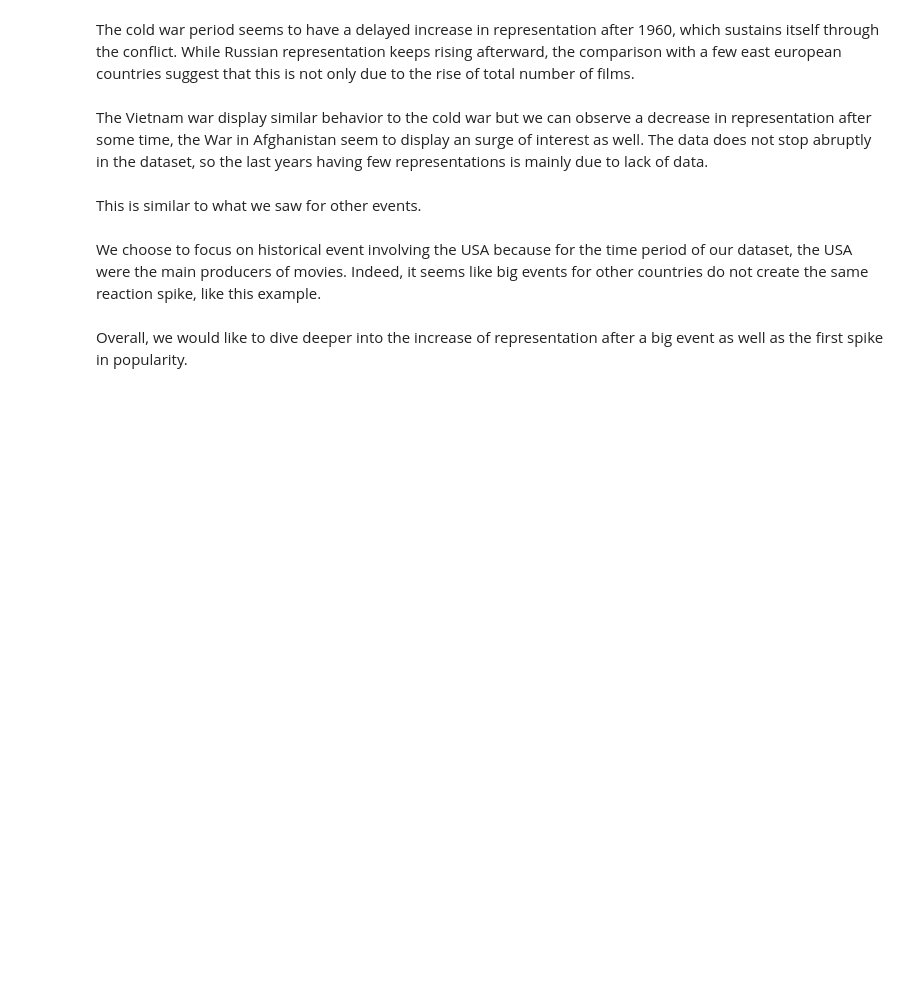
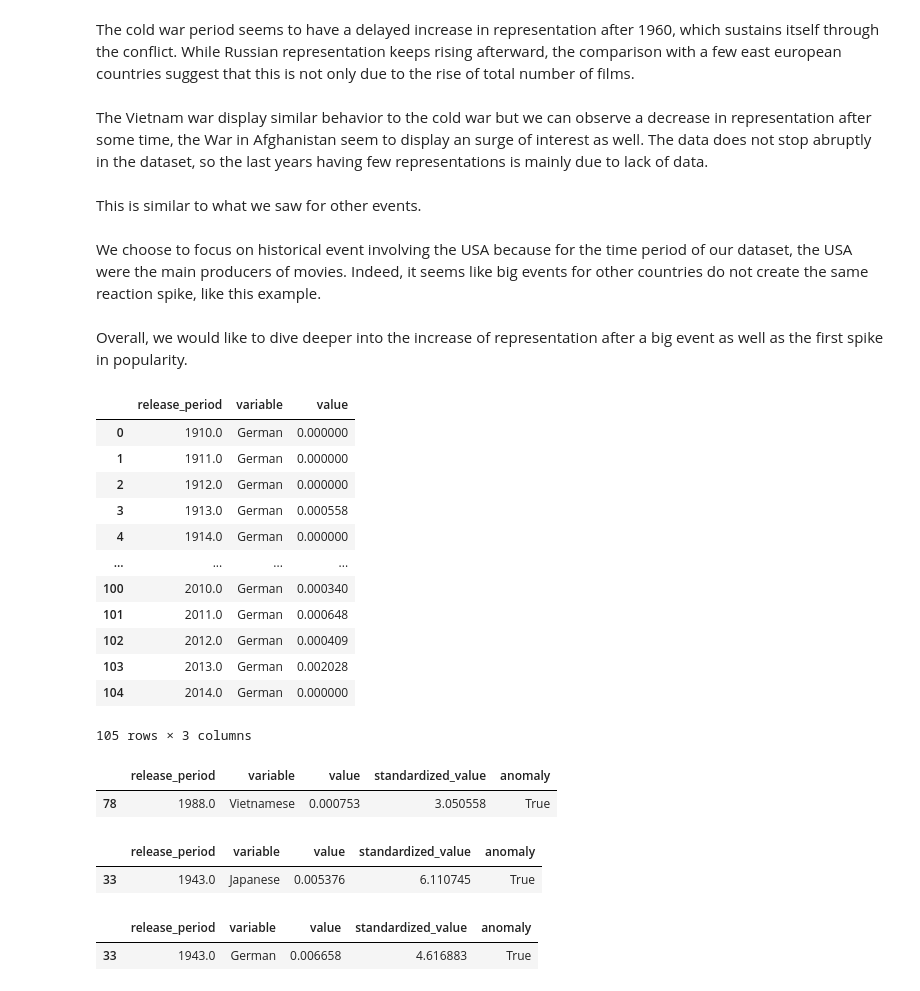
Before and after one commit to epfl-ada/ada-2023-project-padawans, a Jupyter notebook: Q3.ipynb, the cells around one changed output. Saved outputs shown, nothing was run; the diff lists cells and outputs as text; code cells hidden in the pictures; blank space fills up the shorter version.

Commit message:
new plots and anomaly function

```diff
--- a/Q3.ipynb
+++ b/Q3.ipynb
@@ -221,0 +378,46 @@ Overall, we would like to dive deeper into the increase of representation after
+# %%
+def get_relative_occurrences(df, eth, ethnicities, period=5):
+    data = df.copy()
+
+    for et in ethnicities:
+        index = eth[eth['Ethnicity'] == et].index[0]
+        occ_list = literal_eval(eth.at[index, 'Keywords'])
+
+        def count_words(word_list):
+            return sum(word.lower() in occ_list for word in word_list)
+
+        # Apply the function to count ethnicity-related words for each row
+        data[et] = data['tokens'].apply(lambda x: count_words(x))
+
+    # Group by release year and sum the counts
+    data['release_period'] = data['release_date'] // period * period
+    counts_by_period = data.groupby('release_period')[ethnicities].sum().reset_index()
+
+    # Normalize by the total number of words in each period
+    total_words_by_period = data.groupby('release_period')['tokens'].apply(lambda x: sum(len(word_list) for word_list in x)).reset_index()
+    counts_by_period = pd.merge(counts_by_period, total_words_by_period, on='release_period', how='left')
+
+    for et in ethnicities:
+        counts_by_period[et] = counts_by_period[et] / counts_by_period['tokens']
+
+    # Convert the DataFrame to long format for Plotly
+    counts_by_period_long = pd.melt(counts_by_period, id_vars='release_period', value_vars=ethnicities)
+    return counts_by_period_long
+# %%
+data_window = get_relative_occurrences(df_sum, ethmerged, ['German'], period=1)
+# %%
+data_window
+# %% [output]
+|  | release_period | variable | value |
+| 0 | 1910.0 | German | 0.000000 |
+| 1 | 1911.0 | German | 0.000000 |
+| 2 | 1912.0 | German | 0.000000 |
+| 3 | 1913.0 | German | 0.000558 |
+| 4 | 1914.0 | German | 0.000000 |
+| ... | ... | ... | ... |
+| 100 | 2010.0 | German | 0.000340 |
+| 101 | 2011.0 | German | 0.000648 |
+| 102 | 2012.0 | German | 0.000409 |
+| 103 | 2013.0 | German | 0.002028 |
+| 104 | 2014.0 | German | 0.000000 |
+105 rows × 3 columns
@@ -221,0 +446,18 @@ Overall, we would like to dive deeper into the increase of representation after
+# %%
+d = get_relative_occurrences(df_sum, ethmerged, ['Vietnamese'], period=1)
+get_anomalies(d)
+# %% [output]
+|  | release_period | variable | value | standardized_value | anomaly |
+| 78 | 1988.0 | Vietnamese | 0.000753 | 3.050558 | True |
+# %%
+d = get_relative_occurrences(df_sum, ethmerged, ['Japanese'], period=1)
+get_anomalies(d)
+# %% [output]
+|  | release_period | variable | value | standardized_value | anomaly |
+| 33 | 1943.0 | Japanese | 0.005376 | 6.110745 | True |
+# %%
+d = get_relative_occurrences(df_sum, ethmerged, ['German'], period=1)
+get_anomalies(d)
+# %% [output]
+|  | release_period | variable | value | standardized_value | anomaly |
+| 33 | 1943.0 | German | 0.006658 | 4.616883 | True |
```
Also changed, not shown: parts of 27 cells of this notebook.
